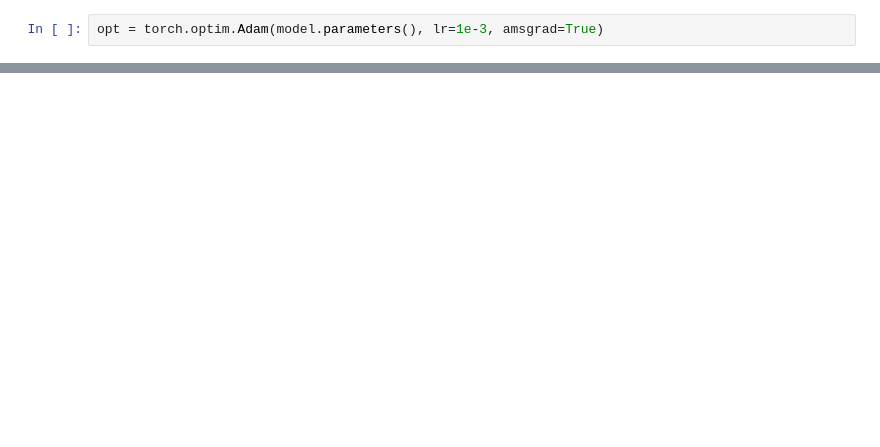
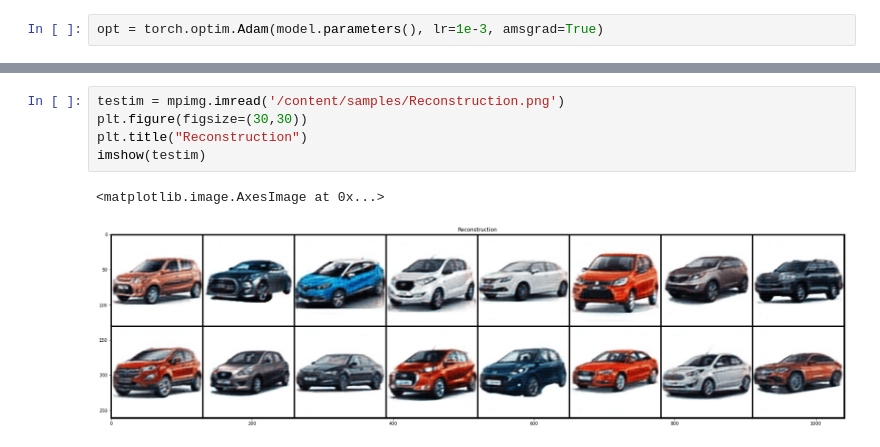
Before and after one commit to EVA4-RS-Group/Phase2, a Jupyter notebook: S7_Variational_AutoEncoders/Variational_encoder.ipynb, the cells around one changed output, grey strips where cells are left out. Cells and saved outputs as stored; diff of their text form; blank space fills up the shorter version.

```diff
--- a/S7_Variational_AutoEncoders/Variational_encoder.ipynb
+++ b/S7_Variational_AutoEncoders/Variational_encoder.ipynb
@@ -401,0 +419,8 @@ Epoch 679:
+# %%
+testim = mpimg.imread('/content/samples/Reconstruction.png')
+plt.figure(figsize=(30,30))
+plt.title("Reconstruction")
+imshow(testim)
+# %% [output]
+<matplotlib.image.AxesImage at 0x...>
+[figure, added]
```
Also changed, not shown: parts of 15 cells of this notebook.
